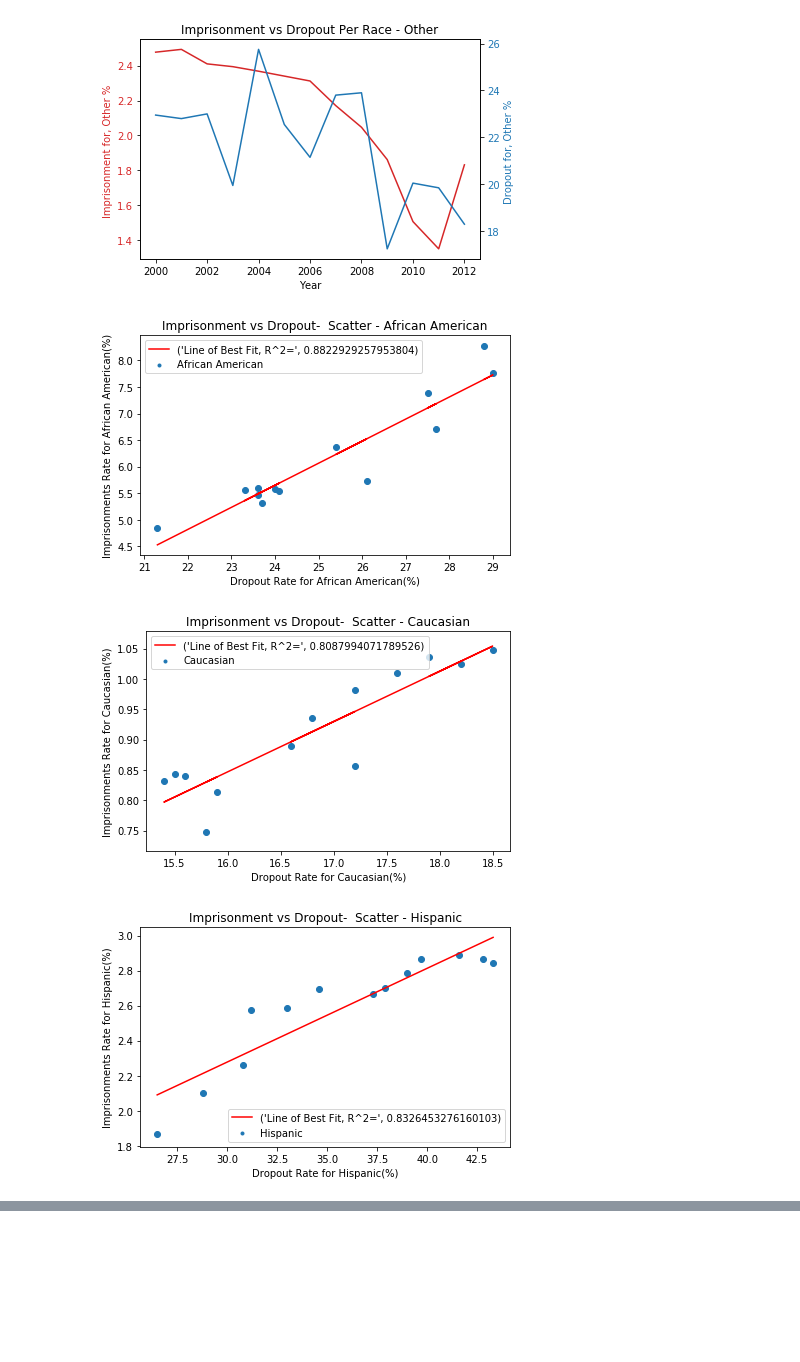
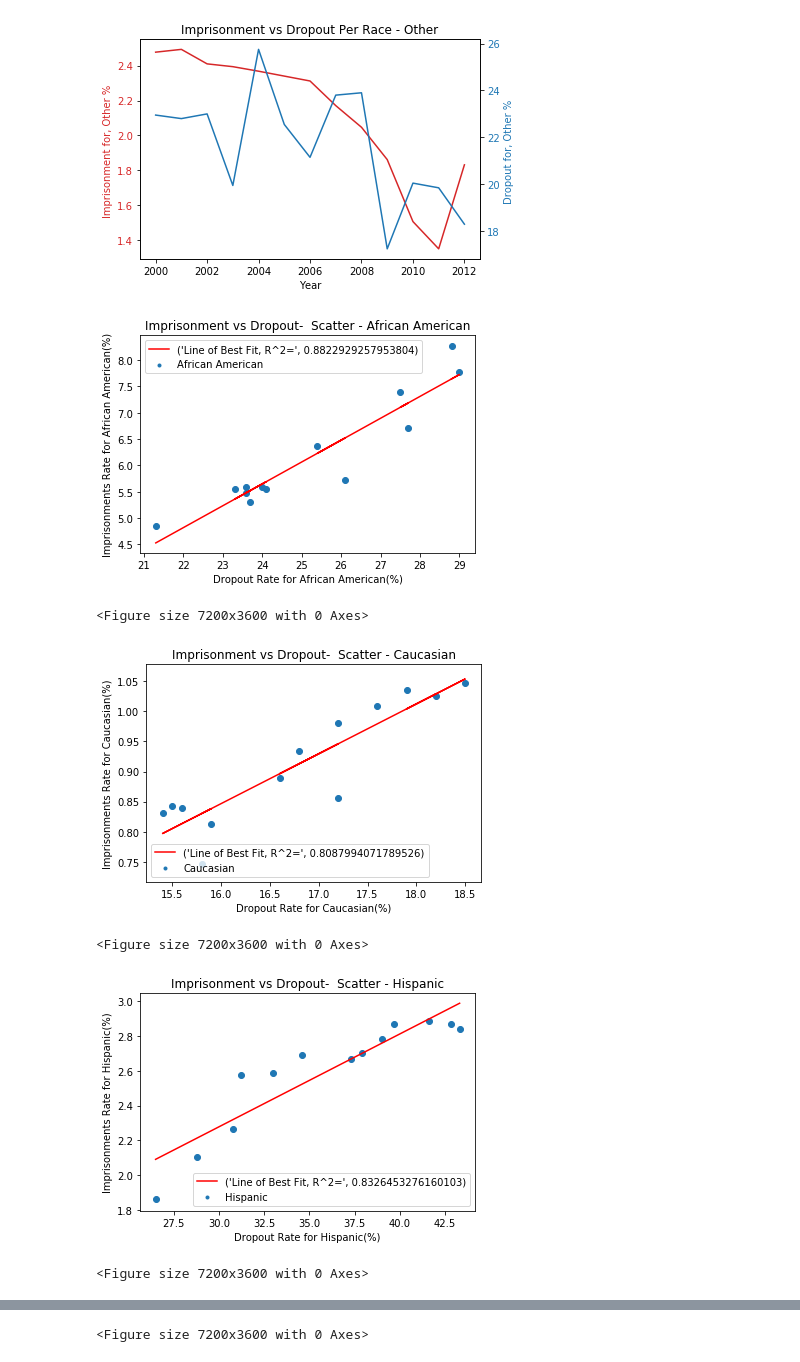
Before and after one commit to callanyan/BootCamp_GroupProjecT_Team5-by-5, a Jupyter notebook: Cleaning_Actual/ImprisonmentData_07.ipynb, the cells around one changed output, grey strips where cells are left out. Cells and saved outputs as stored; diff of their text form; code cells hidden in the pictures; blank space fills up the shorter version.

Commit message:
updates to graphs

```diff
--- a/Cleaning_Actual/ImprisonmentData_07.ipynb
+++ b/Cleaning_Actual/ImprisonmentData_07.ipynb
@@ -309,30 +308,33 @@ for i in range(len(raceList)):
 # %%
 for i in range(len(raceList)):
     saveTitle = "Imprisonment vs Dropout-  Scatter - " + raceList[i]
     saveDestination = "../Graphs/" + saveTitle
 
     #plot scatter
     plt.scatter(dropOut_df[raceList[i]], imprisonmentDf_perRace_perCapita[raceList[i]]/1000)
     #create linregress
     slope, intercept, r_value, p_value, std_err = stats.linregress(dropOut_df[raceList[i]], imprisonmentDf_perRace_perCapita[raceList[i]]/1000)
     #plot line of best fit
     plt.plot(dropOut_df[raceList[i]], intercept + slope*dropOut_df[raceList[i]], 'r', label='fitted line')
 
     #format graph
     xlabel = "Dropout Rate for " + raceList[i] + "(%)"
     plt.xlabel(xlabel)
     ylabel = "Imprisonments Rate for " + raceList[i] + "(%)"
     plt.ylabel(ylabel)
     rValueLab = "Line of Best Fit, R^2=", r_value**2
     plt.legend(labels=[rValueLab, raceList[i]], loc="best", markerscale=.5)
     #plt.text(30, 0, r_value**2, fontdict=None, withdash=False)
 
     plt.title(saveTitle)
-    plt.tight_layout()  # otherwise the right y-label is slightly clipped
-
+    #plt.tight_layout()  # otherwise the right y-label is slightly clipped
+    plt.figure(figsize=(100,50))
     plt.savefig(saveDestination)
     plt.show()
 # %% [output]
-[figure, old version]
+[figure, new version]
+<Figure size 7200x3600 with 0 Axes>
-[figure, old version]
+[figure, new version]
+<Figure size 7200x3600 with 0 Axes>
-[figure, old version]
+[figure, new version]
+<Figure size 7200x3600 with 0 Axes>
@@ -340,3 +342,4 @@ for i in range(len(raceList)):
+<Figure size 7200x3600 with 0 Axes>
 # %%
 #imprisonmentDf_00_07_ = imprisonmentDf.loc[df["Year"] < 2008, ["column1”, "columnToFilter”, “”column3, “…”]]
 # %%
```
Also changed, not shown: parts of 12 cells of this notebook, 25 other files.
